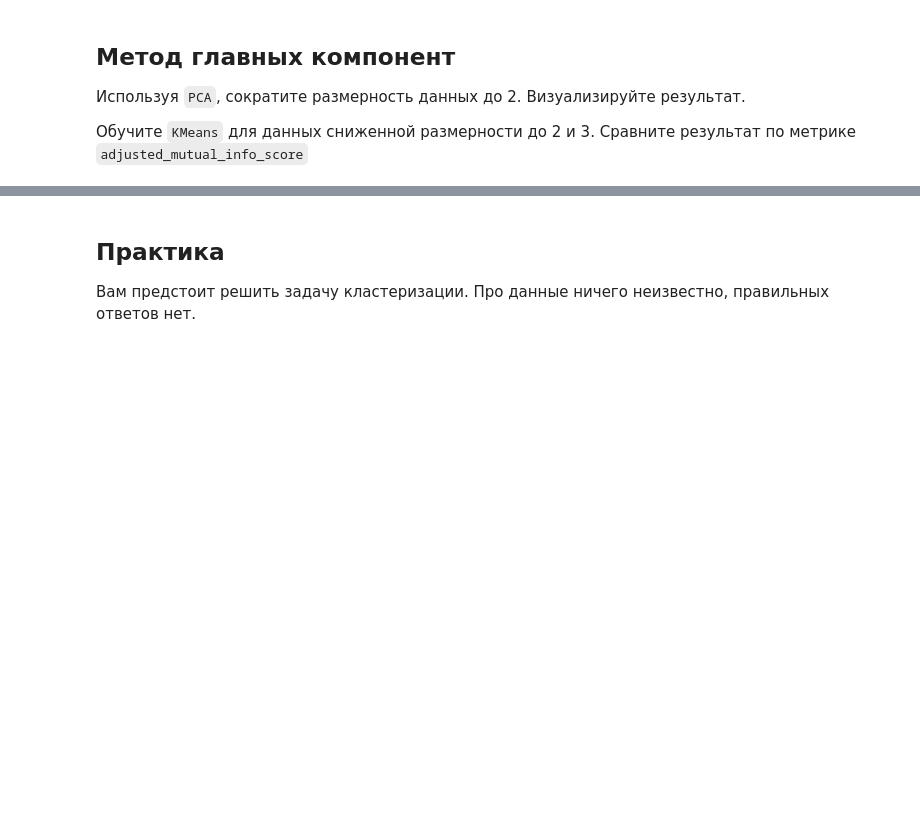
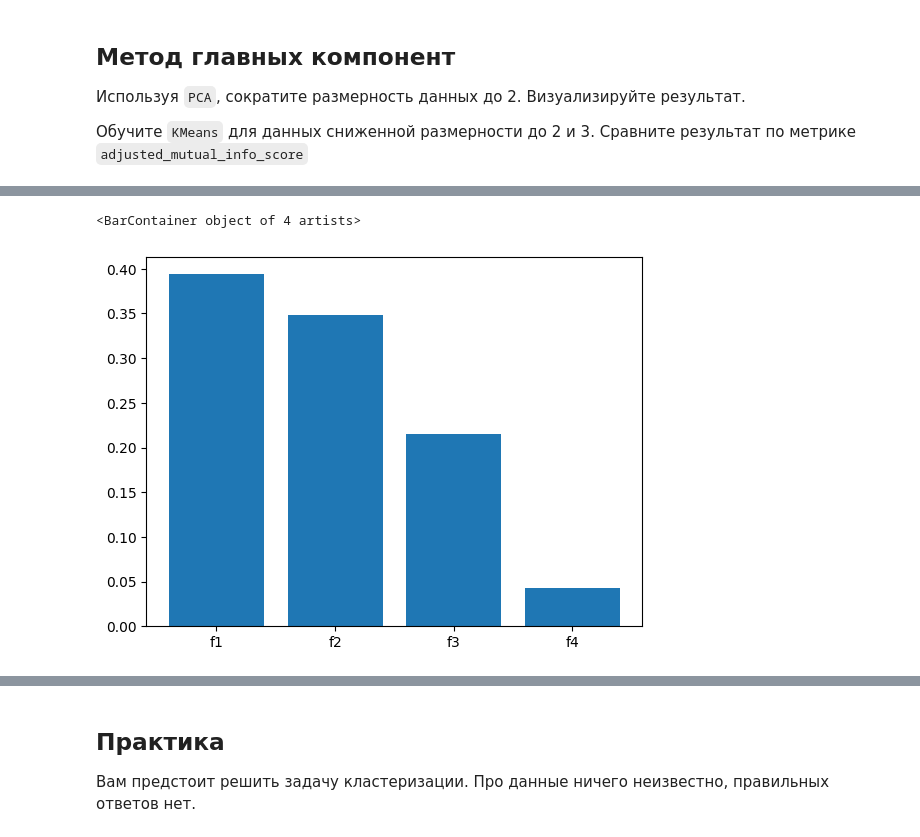
Before and after one commit to potopinc/colab, a Jupyter notebook: ML_13_14.ipynb, the cells around one changed output, grey strips where cells are left out. Drawn from its saved outputs; the diff is of its cells as text; code cells hidden in the pictures; blank space fills up the shorter version.

```diff
--- a/ML_13_14.ipynb
+++ b/ML_13_14.ipynb
@@ -218,0 +229,7 @@ from sklearn.decomposition import PCA
+# %%
+pca = PCA(n_components=4)
+new_X = pca.fit_transform(X)
+plt.bar(['f1', 'f2', 'f3', 'f4'], pca.explained_variance_ratio_)
+# %% [output]
+<BarContainer object of 4 artists>
+[figure, added]
```
Also changed, not shown: parts of 15 cells of this notebook.
